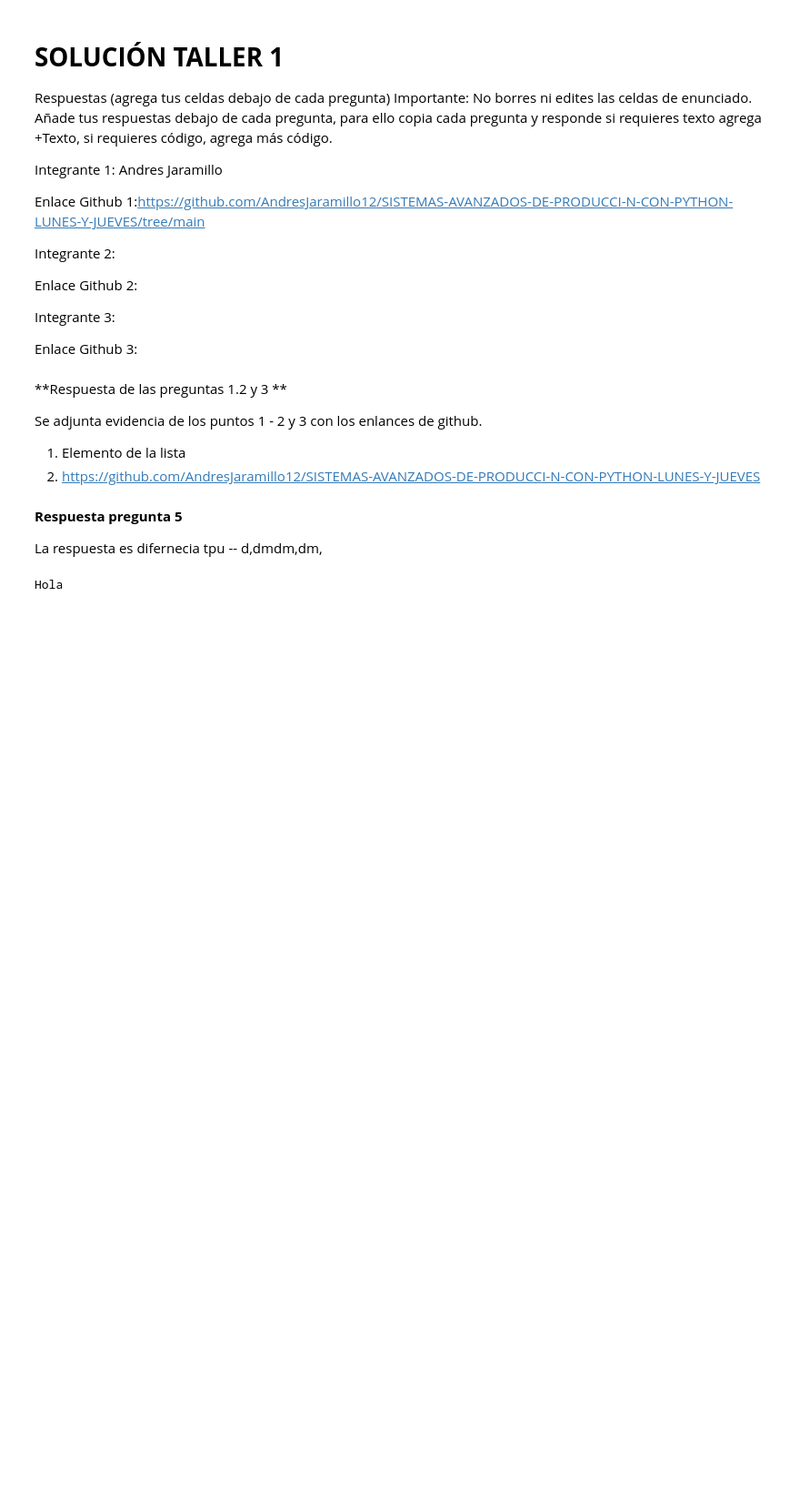
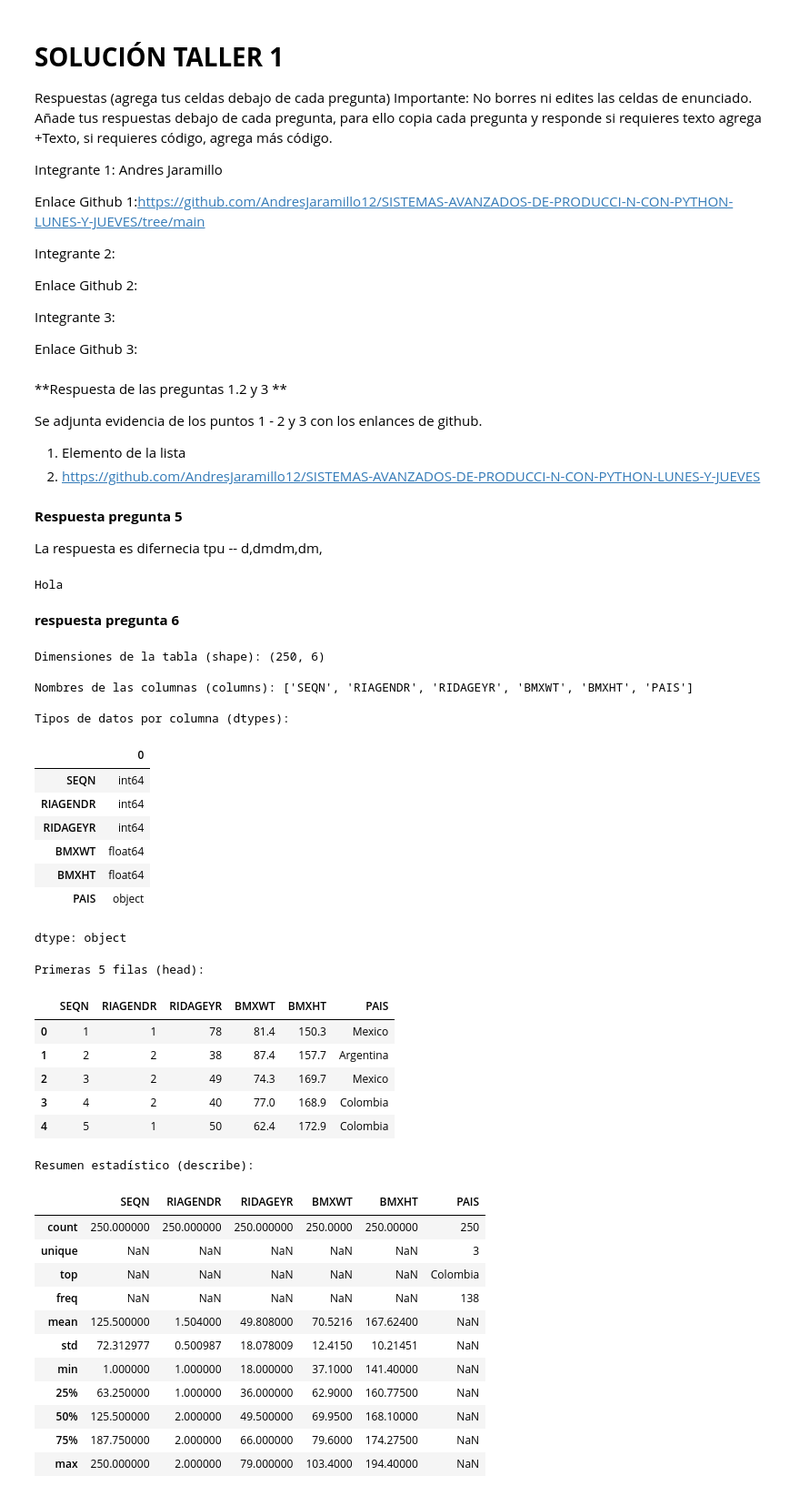
Before and after one commit to AndresJaramillo12/SISTEMAS-AVANZADOS-DE-PRODUCCI-N-CON-PYTHON-LUNES-Y-JUEVES, a Jupyter notebook: Jaramillo__Andres_Vega_Carolina_Morales_Nicolas.ipynb, the cells around one changed output. Shown: that part at 91% size. Cells and saved outputs as stored; diff of their text form; code cells hidden in the pictures; blank space fills up the shorter version.

```diff
--- a/Jaramillo__Andres_Vega_Carolina_Morales_Nicolas.ipynb
+++ b/Jaramillo__Andres_Vega_Carolina_Morales_Nicolas.ipynb
@@ -1032,3 +1032,59 @@ La respuesta es difernecia tpu -- d,dmdm,dm,
 print("Hola")
 # %% [output]
 Hola
+# %% [markdown]
+**respuesta pregunta 6**
+# %%
+# --- Exploración Inicial del DataFrame ---
+
+# 1. Muestra las dimensiones de la tabla (filas, columnas)
+print("Dimensiones de la tabla (shape):", dw.shape)
+
+# 2. Muestra una lista con los nombres de todas las columnas
+print("\nNombres de las columnas (columns):", list(dw.columns))
+
+# 3. Muestra el tipo de dato de cada columna (ej. número entero, texto, decimal)
+print("\nTipos de datos por columna (dtypes):")
+display(dw.dtypes)
+
+# 4. Muestra una vista previa de las primeras 5 filas de la tabla
+print("\nPrimeras 5 filas (head):")
+display(dw.head())
+
+# 5. Calcula estadísticas descriptivas para todas las columnas (incluyendo las de texto)
+print("\nResumen estadístico (describe):")
+display(dw.describe(include='all'))
+# %% [output]
+Dimensiones de la tabla (shape): (250, 6)
+
+Nombres de las columnas (columns): ['SEQN', 'RIAGENDR', 'RIDAGEYR', 'BMXWT', 'BMXHT', 'PAIS']
+
+Tipos de datos por columna (dtypes):
+|  | 0 |
+| SEQN | int64 |
+| RIAGENDR | int64 |
+| RIDAGEYR | int64 |
+| BMXWT | float64 |
+| BMXHT | float64 |
+| PAIS | object |
+dtype: object
+Primeras 5 filas (head):
+|  | SEQN | RIAGENDR | RIDAGEYR | BMXWT | BMXHT | PAIS |
+| 0 | 1 | 1 | 78 | 81.4 | 150.3 | Mexico |
+| 1 | 2 | 2 | 38 | 87.4 | 157.7 | Argentina |
+| 2 | 3 | 2 | 49 | 74.3 | 169.7 | Mexico |
+| 3 | 4 | 2 | 40 | 77.0 | 168.9 | Colombia |
+| 4 | 5 | 1 | 50 | 62.4 | 172.9 | Colombia |
+Resumen estadístico (describe):
+|  | SEQN | RIAGENDR | RIDAGEYR | BMXWT | BMXHT | PAIS |
+| count | 250.000000 | 250.000000 | 250.000000 | 250.0000 | 250.00000 | 250 |
+| unique | NaN | NaN | NaN | NaN | NaN | 3 |
+| top | NaN | NaN | NaN | NaN | NaN | Colombia |
+| freq | NaN | NaN | NaN | NaN | NaN | 138 |
+| mean | 125.500000 | 1.504000 | 49.808000 | 70.5216 | 167.62400 | NaN |
+| std | 72.312977 | 0.500987 | 18.078009 | 12.4150 | 10.21451 | NaN |
+| min | 1.000000 | 1.000000 | 18.000000 | 37.1000 | 141.40000 | NaN |
+| 25% | 63.250000 | 1.000000 | 36.000000 | 62.9000 | 160.77500 | NaN |
+| 50% | 125.500000 | 2.000000 | 49.500000 | 69.9500 | 168.10000 | NaN |
+| 75% | 187.750000 | 2.000000 | 66.000000 | 79.6000 | 174.27500 | NaN |
+| max | 250.000000 | 2.000000 | 79.000000 | 103.4000 | 194.40000 | NaN |
```
